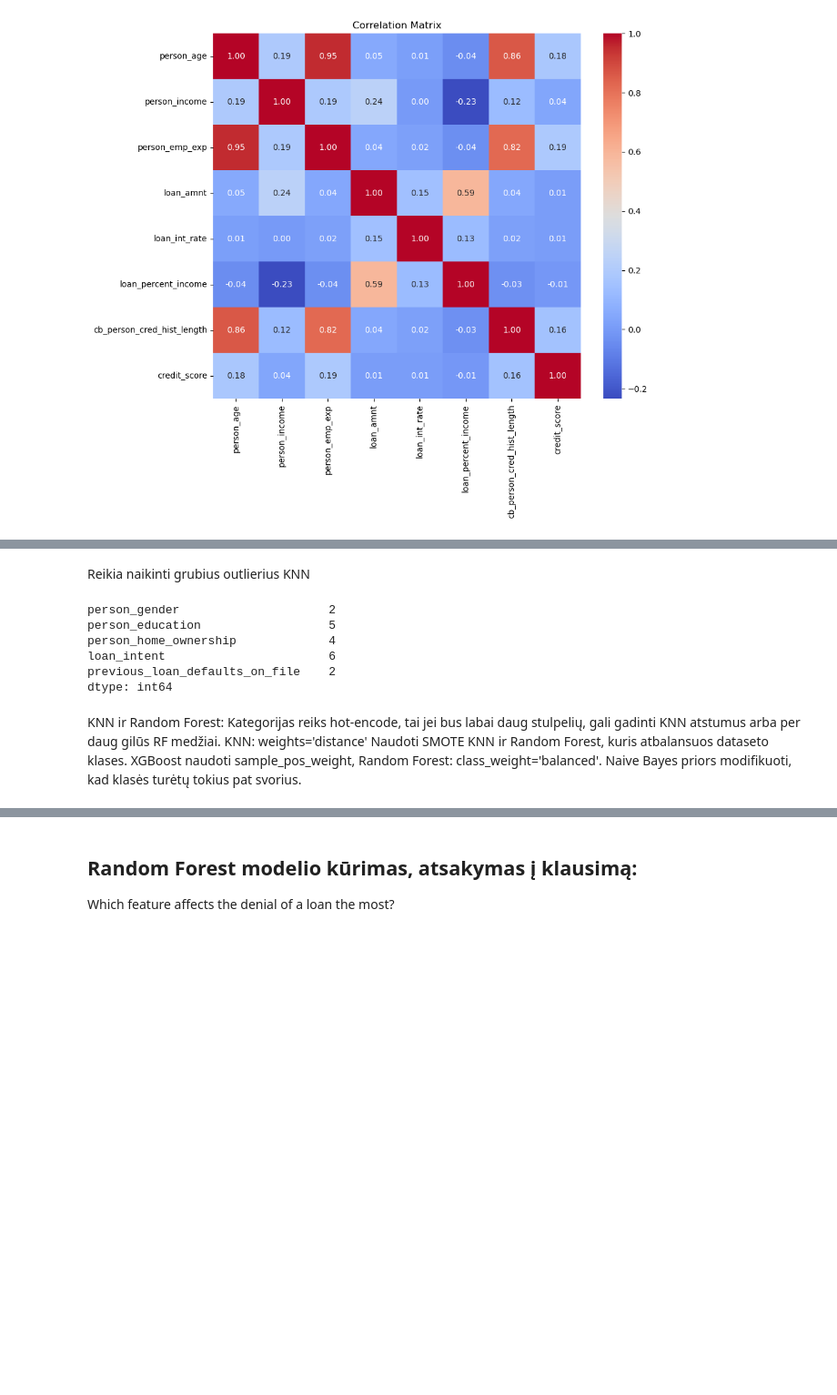
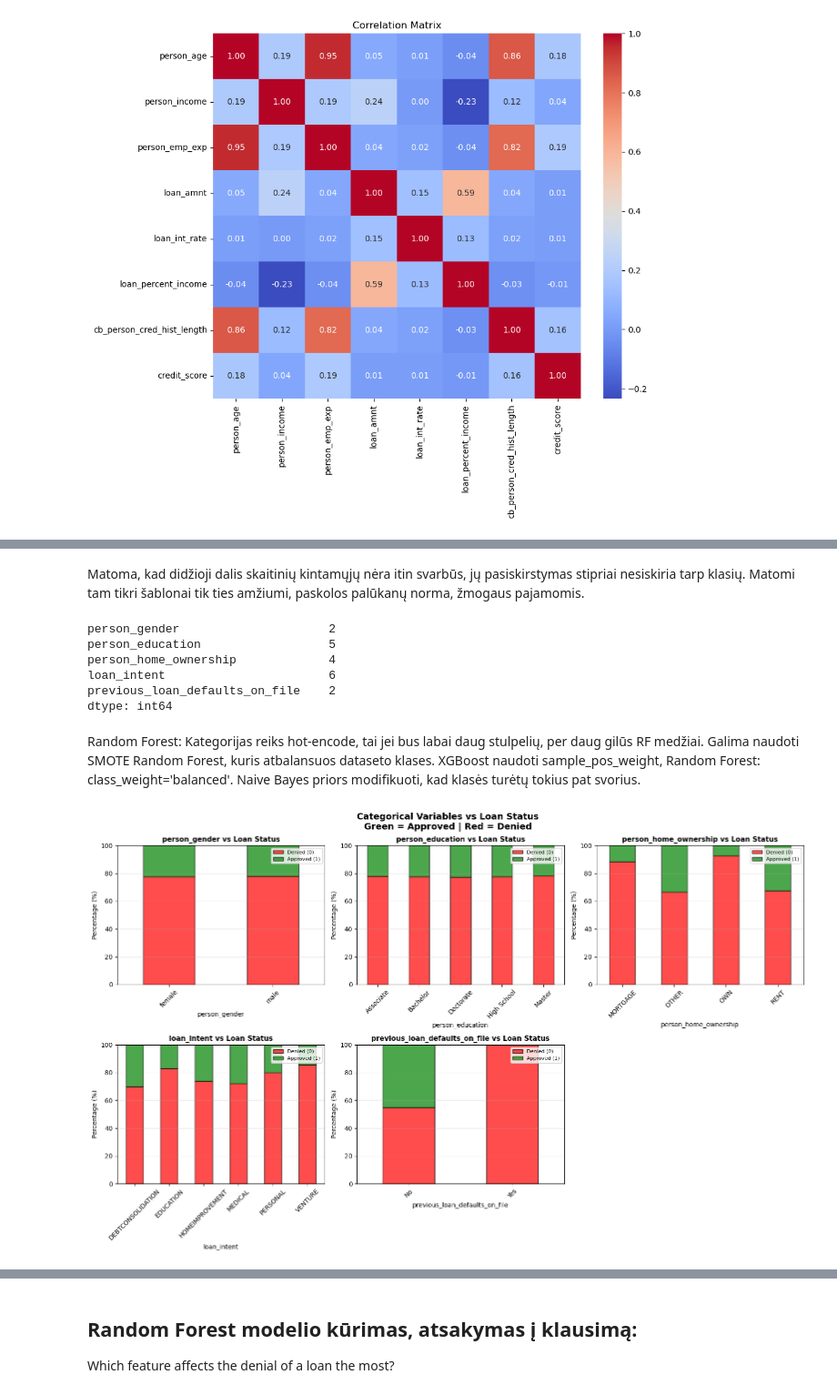
Before and after one commit to rytsle/ML_projektas, a Jupyter notebook: RF_XGBoost.ipynb, the cells around one changed output, grey strips where cells are left out. Shown at 91% size. Drawn from its saved outputs; the diff is of its cells as text; code cells hidden in the pictures; blank space fills up the shorter version.

```diff
--- a/RF_XGBoost.ipynb
+++ b/RF_XGBoost.ipynb
@@ -132,5 +134,5 @@ plt.show()
 # %% [markdown]
-Reikia naikinti grubius outlierius KNN
+Matoma, kad didžioji dalis skaitinių kintamųjų nėra itin svarbūs, jų pasiskirstymas stipriai nesiskiria tarp klasių. Matomi tam tikri šablonai tik ties amžiumi, paskolos palūkanų norma, žmogaus pajamomis.
 # %%
 categorical_variables = df.select_dtypes(include=['object'])
 categorical_variables.nunique()
@@ -141,10 +143,39 @@ person_home_ownership             4
 loan_intent                       6
 previous_loan_defaults_on_file    2
 dtype: int64
-# %% [markdown]
-KNN ir Random Forest: Kategorijas reiks hot-encode, tai jei bus labai daug stulpelių, gali gadinti KNN atstumus arba per daug gilūs RF medžiai.
-KNN: weights='distance'
-Naudoti SMOTE KNN ir Random Forest, kuris atbalansuos dataseto klases.
-XGBoost naudoti sample_pos_weight,
-Random Forest: class_weight='balanced'.
-Naive Bayes priors modifikuoti, kad klasės turėtų tokius pat svorius.
+# %% [markdown]
+Random Forest: Kategorijas reiks hot-encode, tai jei bus labai daug stulpelių, per daug gilūs RF medžiai.
+Galima naudoti SMOTE Random Forest, kuris atbalansuos dataseto klases.
+XGBoost naudoti sample_pos_weight,
+Random Forest: class_weight='balanced'.
+Naive Bayes priors modifikuoti, kad klasės turėtų tokius pat svorius.
+# %%
+# categories VS loan_status
+fig, axes = plt.subplots(2, 3, figsize=(16, 10))
+axes = axes.ravel()
+
+for idx, column in enumerate(categorical_variables.columns):
+    # Create a crosstab to show proportions
+    ct = pd.crosstab(df[column], df['loan_status'], normalize='index') * 100
+
+    # Plot stacked bar chart
+    ct.plot(kind='bar', stacked=True, ax=axes[idx],
+            color=['red', 'green'], alpha=0.7, edgecolor='black')
+
+    axes[idx].set_xlabel(column, fontsize=10)
+    axes[idx].set_ylabel('Percentage (%)', fontsize=10)
+    axes[idx].set_title(f'{column} vs Loan Status', fontsize=11, fontweight='bold')
+    axes[idx].legend(['Denied (0)', 'Approved (1)'], loc='upper right', fontsize=8)
+    axes[idx].tick_params(axis='x', rotation=45)
+    axes[idx].set_ylim(0, 100)
+    axes[idx].grid(True, alpha=0.3, axis='y')
+
+# Hide any unused subplots
+for idx in range(len(categorical_variables.columns), len(axes)):
+    axes[idx].axis('off')
+
+plt.suptitle('Categorical Variables vs Loan Status\nGreen = Approved | Red = Denied', fontsize=14, fontweight='bold')
+plt.tight_layout()
+plt.show()
+# %% [output]
+[figure, added]
```
Also changed, not shown: parts of 9 cells of this notebook, 4 other files.
